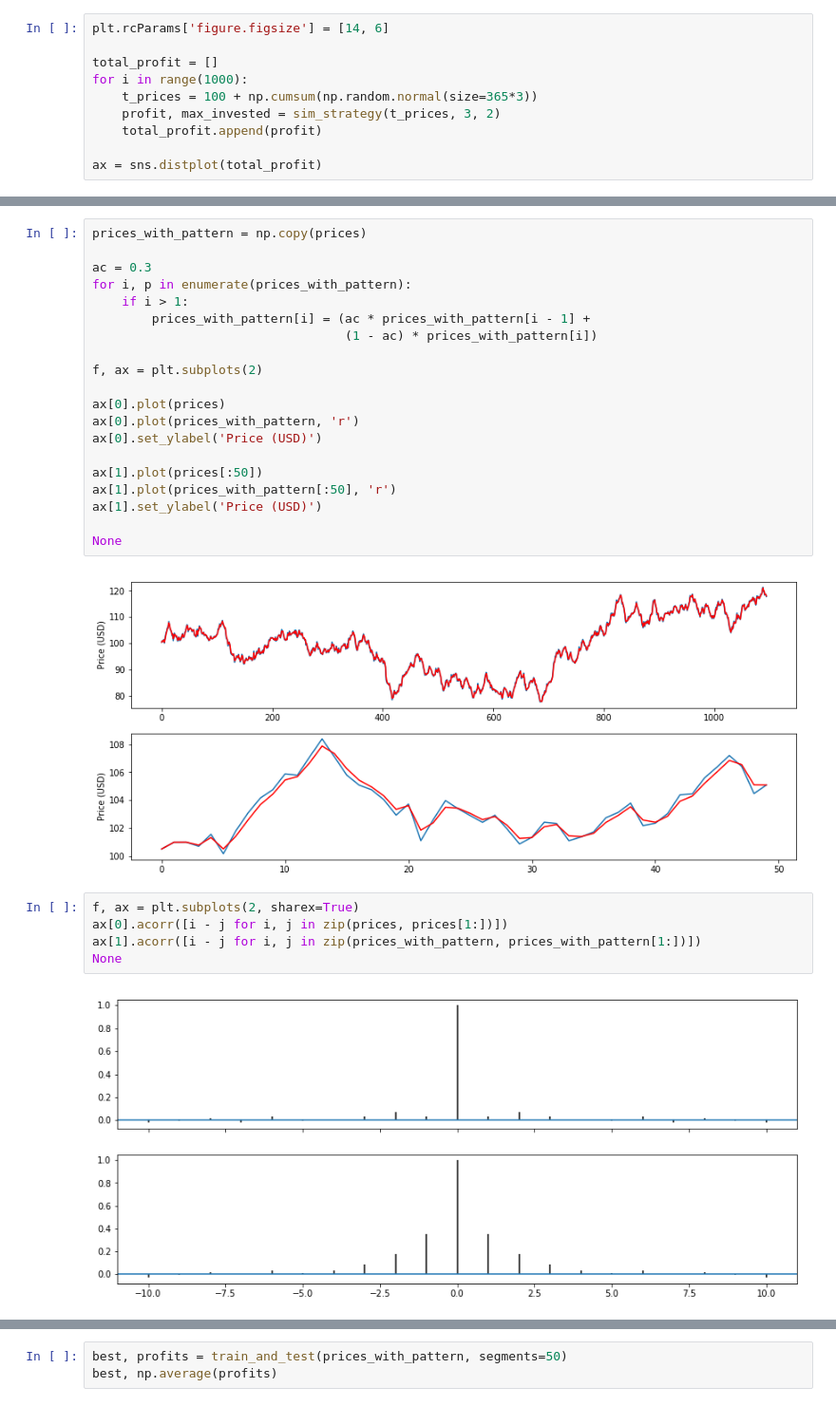
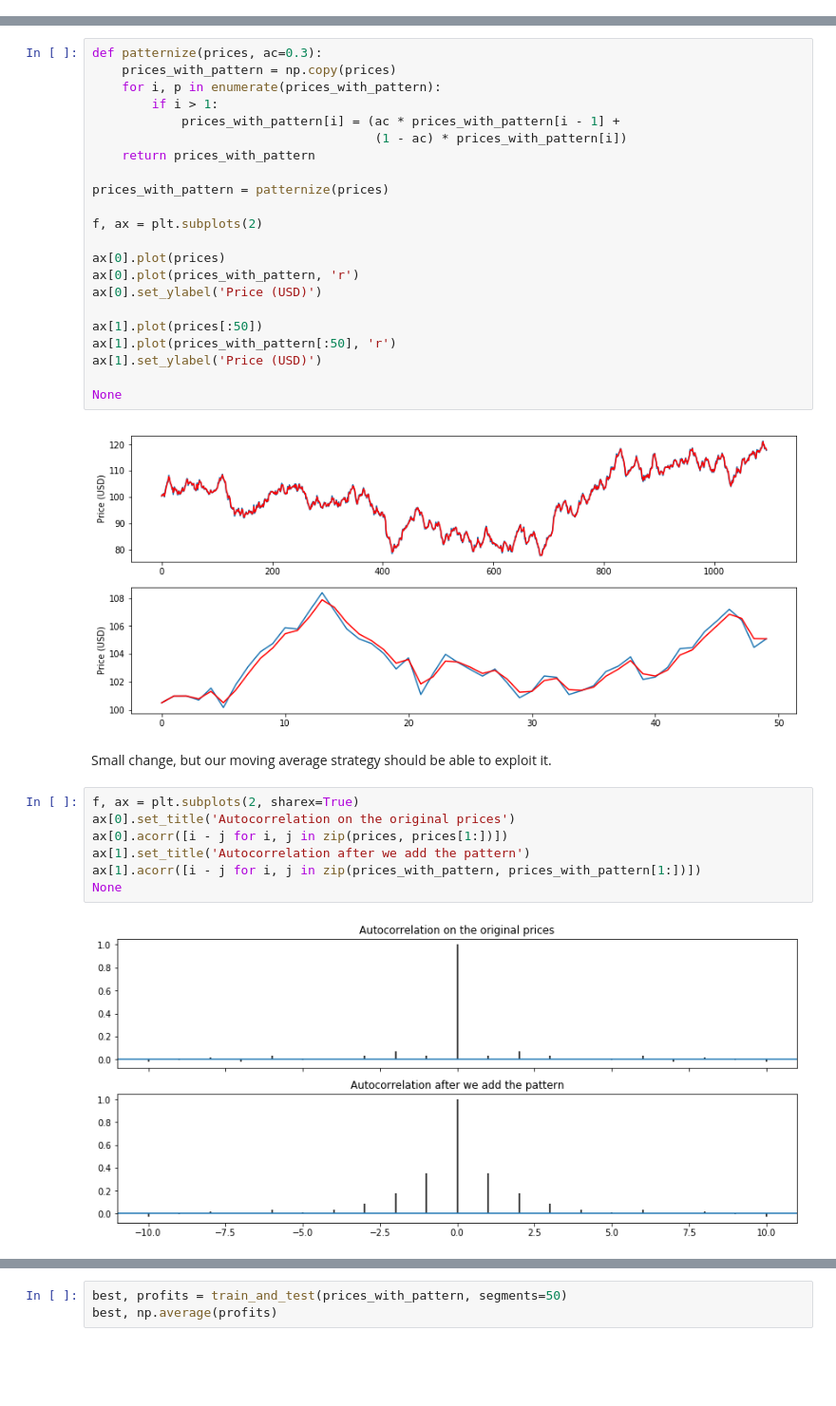
Before and after one commit to lookfwd/trading-strategies-and-methods, a Jupyter notebook: timeseries.ipynb, the cells around one changed output, grey strips where cells are left out. Shown at 95% size. Cells and saved outputs as stored; diff of their text form; blank space fills up the shorter version.

```diff
--- a/timeseries.ipynb
+++ b/timeseries.ipynb
@@ -178,13 +196,3 @@ plot(prices, 3, 2, 670, 30)
 [figure]
 [figure]
 [figure]
-# %%
-plt.rcParams['figure.figsize'] = [14, 6]
-
-total_profit = []
-for i in range(1000):
-    t_prices = 100 + np.cumsum(np.random.normal(size=365*3))
-    profit, max_invested = sim_strategy(t_prices, 3, 2)
-    total_profit.append(profit)
-
-ax = sns.distplot(total_profit)
@@ -232,11 +271,13 @@ best, np.average(profits)
 # %%
-prices_with_pattern = np.copy(prices)
+def patternize(prices, ac=0.3):
+    prices_with_pattern = np.copy(prices)
+    for i, p in enumerate(prices_with_pattern):
+        if i > 1:
+            prices_with_pattern[i] = (ac * prices_with_pattern[i - 1] +
+                                      (1 - ac) * prices_with_pattern[i])
+    return prices_with_pattern
 
-ac = 0.3
-for i, p in enumerate(prices_with_pattern):
-    if i > 1:
-        prices_with_pattern[i] = (ac * prices_with_pattern[i - 1] +
-                                  (1 - ac) * prices_with_pattern[i])
+prices_with_pattern = patternize(prices)
 
 f, ax = plt.subplots(2)
 
@@ -251,10 +292,14 @@ ax[1].set_ylabel('Price (USD)')
 None
 # %% [output]
 [figure]
+# %% [markdown]
+Small change, but our moving average strategy should be able to exploit it.
 # %%
 f, ax = plt.subplots(2, sharex=True)
+ax[0].set_title('Autocorrelation on the original prices')
 ax[0].acorr([i - j for i, j in zip(prices, prices[1:])])
+ax[1].set_title('Autocorrelation after we add the pattern')
 ax[1].acorr([i - j for i, j in zip(prices_with_pattern, prices_with_pattern[1:])])
 None
 # %% [output]
-[figure, old version]
+[figure, new version]
```
Also changed, not shown: parts of 36 cells of this notebook.
